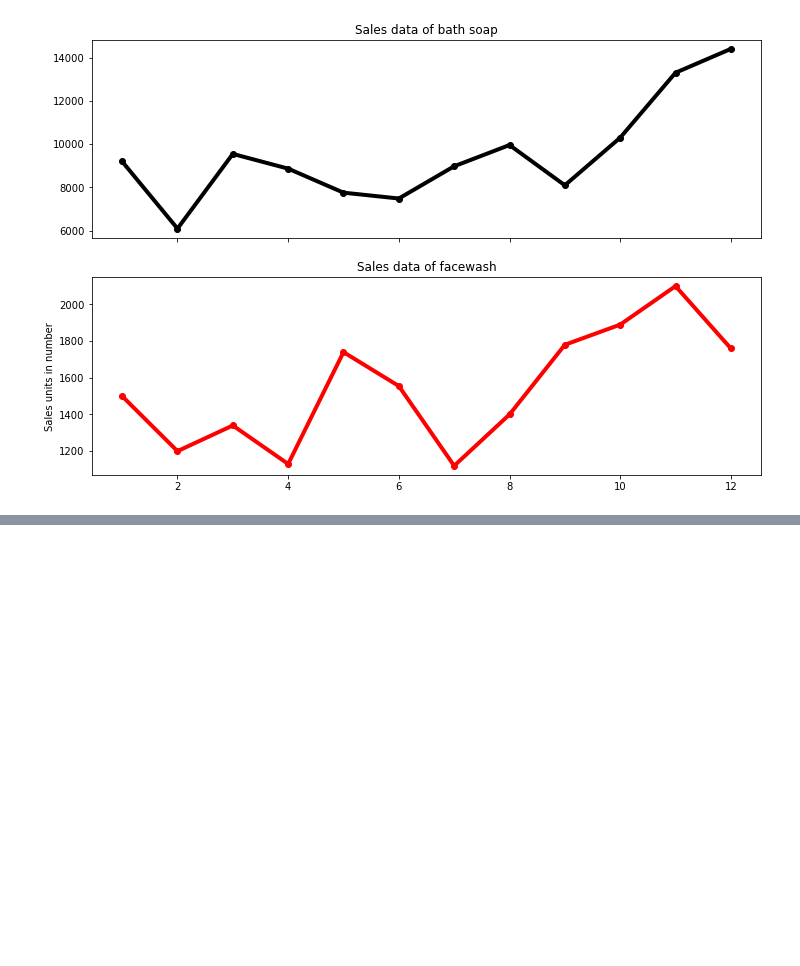
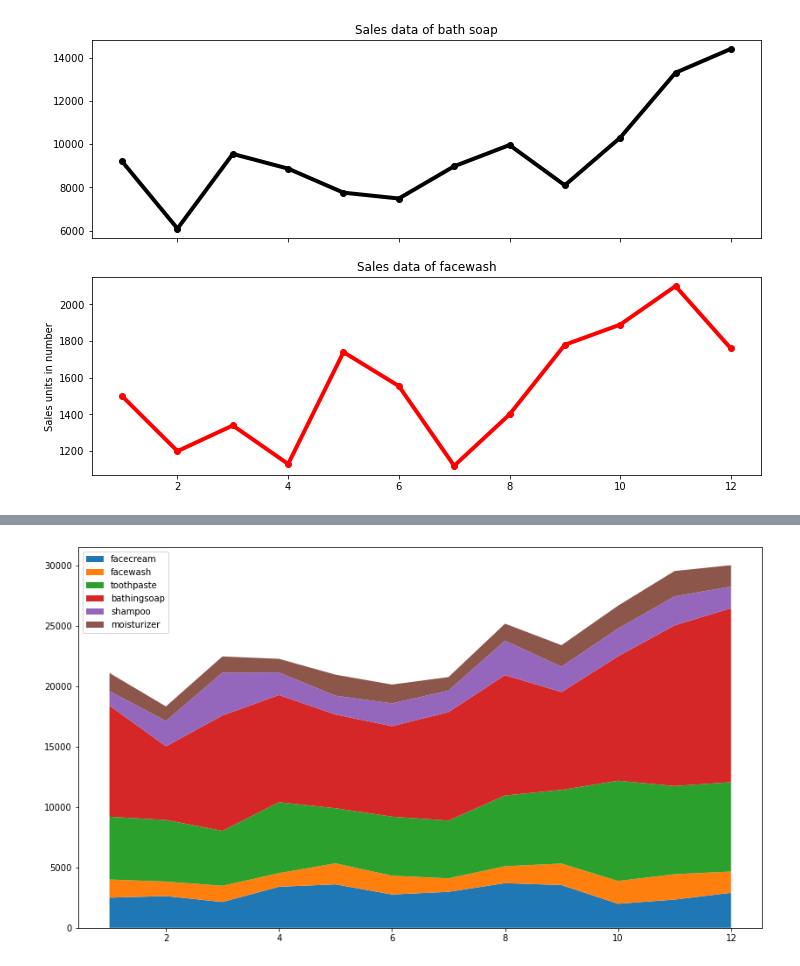
Before and after one commit to mshahiq/AI-DS-Exercises, a Jupyter notebook: Chapter 1/8. Matplotlib/Matplotlib_exercises.ipynb, the cells around one changed output, grey strips where cells are left out. Cells and saved outputs as stored; diff of their text form; code cells hidden in the pictures; blank space fills up the shorter version.

```diff
--- a/Chapter 1/8. Matplotlib/Matplotlib_exercises.ipynb
+++ b/Chapter 1/8. Matplotlib/Matplotlib_exercises.ipynb
@@ -249,0 +241,16 @@ data.head()
+# %%
+# Write your code here
+
+
+
+stack_data=data.drop(['total_units','total_profit','month_number'],axis=1)
+labels = stack_data.columns.values
+
+fig, ax = plt.subplots(figsize=(14,8))
+
+ax.stackplot(data['month_number'].values, stack_data.T, labels=labels)
+ax.legend(loc='upper left')
+
+plt.show()
+# %% [output]
+[figure, added]
```
Also changed, not shown: parts of 2 cells of this notebook.
